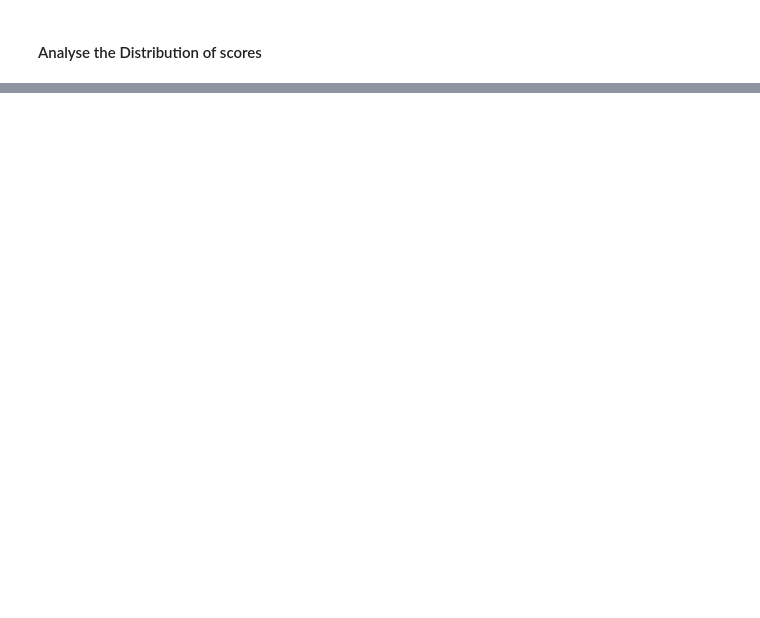
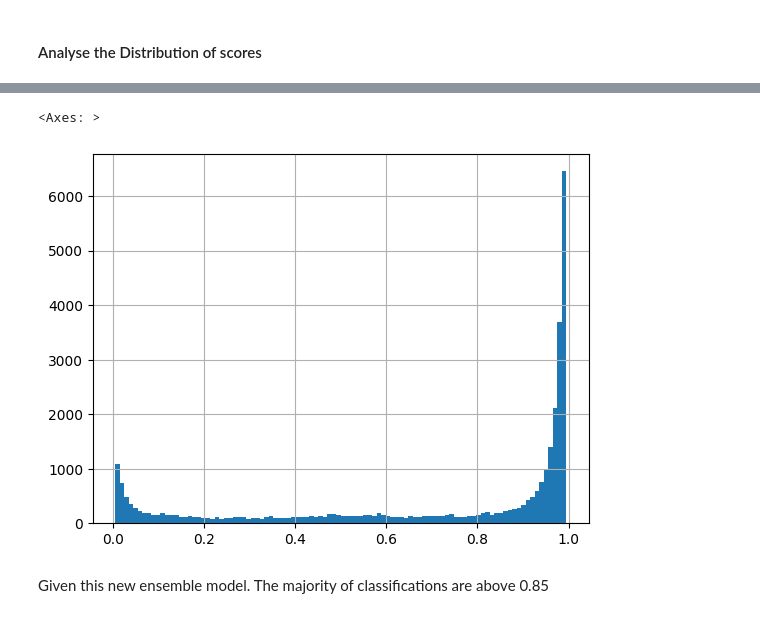
Before and after one commit to james-lunt/Nat_Cat_Events, a Jupyter notebook: 2_Data_Cleaning.ipynb, the cells around one changed output, grey strips where cells are left out. Drawn from its saved outputs; the diff is of its cells as text; code cells hidden in the pictures; blank space fills up the shorter version.

```diff
--- a/2_Data_Cleaning.ipynb
+++ b/2_Data_Cleaning.ipynb
@@ -150,0 +306,2 @@ titles_location_df['zero_shot_score'].hist(bins=100)
+# %%
+less_confident_df['propensity'] = calibrated_clf.predict_proba(less_confident_df['title'])[:,1]
@@ -150,0 +314,2 @@ titles_location_df['zero_shot_score'].hist(bins=100)
+# %%
+less_confident_df['average_score'] = (less_confident_df['zero_shot_score'] + less_confident_df['propensity']) / 2
@@ -150,0 +331,7 @@ titles_location_df['zero_shot_score'].hist(bins=100)
+# %%
+less_confident_df['average_score'].hist(bins=100)
+# %% [output]
+<Axes: >
+[figure, added]
+# %% [markdown]
+Given this new ensemble model. The majority of classifications are above 0.85
```
Also changed, not shown: parts of 21 cells of this notebook, 2 other files.
